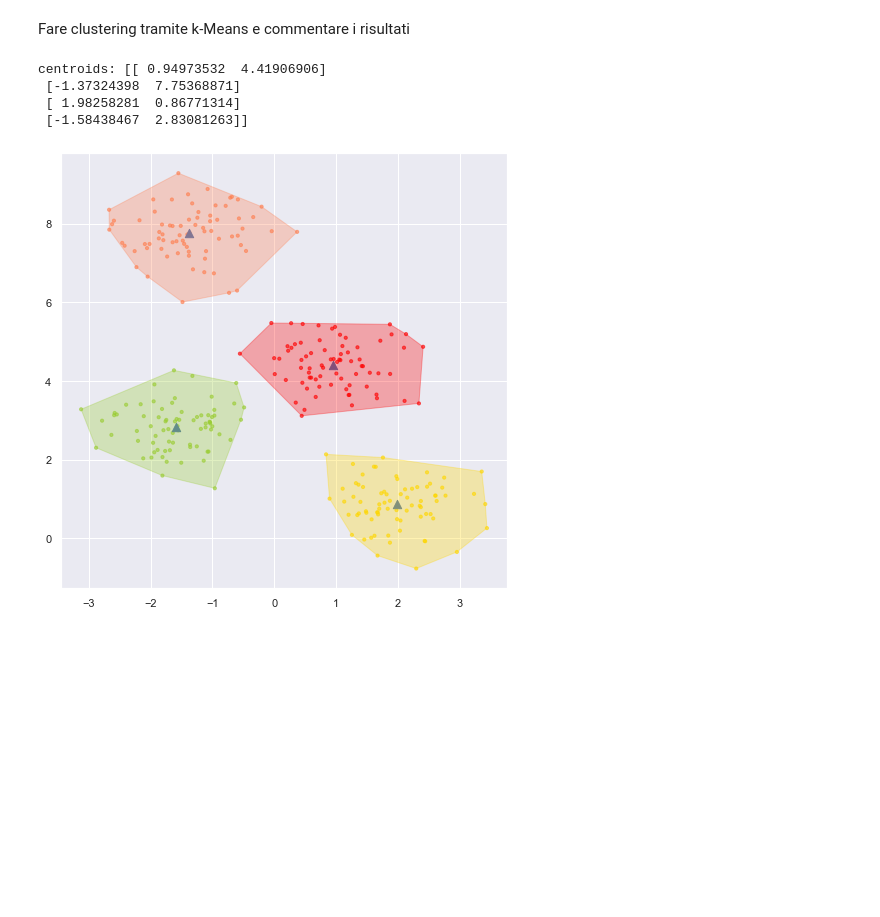
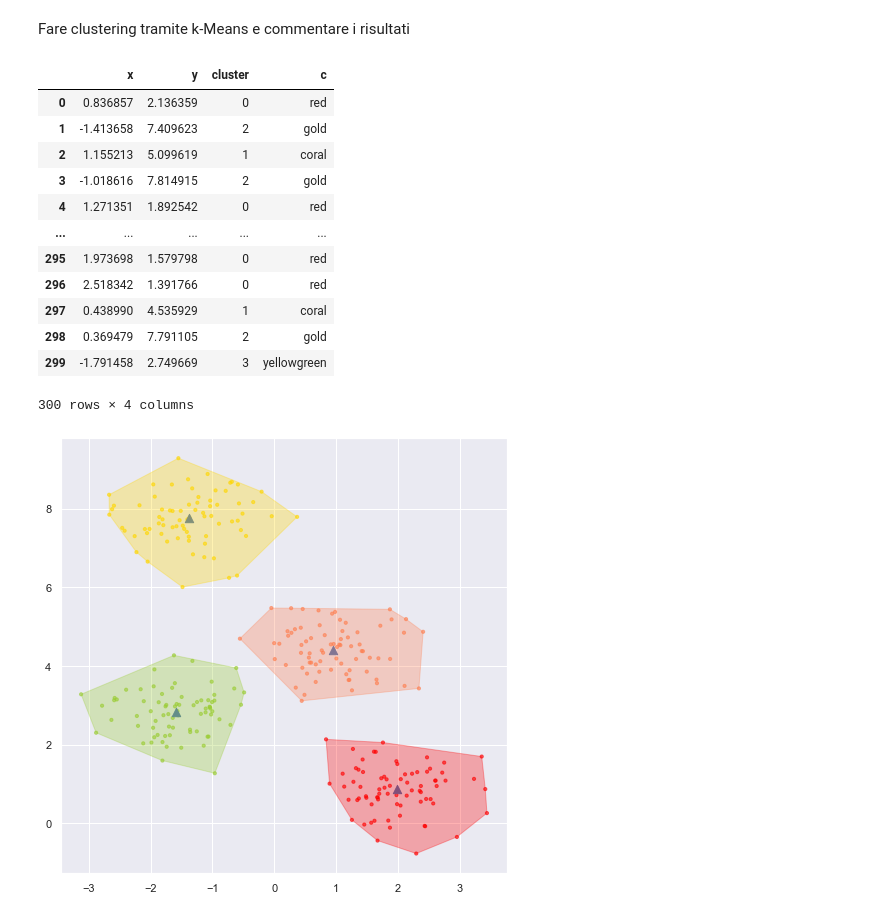
Before and after one commit to code-mds/machine-learning, a Jupyter notebook: ML_2020.ipynb, the cells around one changed output. Drawn from its saved outputs; the diff is of its cells as text; code cells hidden in the pictures; blank space fills up the shorter version.

```diff
--- a/ML_2020.ipynb
+++ b/ML_2020.ipynb
@@ -291,13 +291,22 @@ Fare clustering tramite k-Means e commentare i risultati
 # %%
 x = X[:,0]
 y = X[:,1]
-plot_kmeans_cluster(x, y, 4)
+mds.plot_kmeans_cluster(x, y, 4)
 # %% [output]
+|  | x | y | cluster | c |
+| 0 | 0.836857 | 2.136359 | 0 | red |
+| 1 | -1.413658 | 7.409623 | 2 | gold |
+| 2 | 1.155213 | 5.099619 | 1 | coral |
+| 3 | -1.018616 | 7.814915 | 2 | gold |
+| 4 | 1.271351 | 1.892542 | 0 | red |
+| ... | ... | ... | ... | ... |
+| 295 | 1.973698 | 1.579798 | 0 | red |
+| 296 | 2.518342 | 1.391766 | 0 | red |
+| 297 | 0.438990 | 4.535929 | 1 | coral |
+| 298 | 0.369479 | 7.791105 | 2 | gold |
+| 299 | -1.791458 | 2.749669 | 3 | yellowgreen |
-centroids: [[ 0.94973532  4.41906906]
- [-1.37324398  7.75368871]
- [ 1.98258281  0.86771314]
- [-1.58438467  2.83081263]]
+300 rows × 4 columns
-[figure, old version]
+[figure, new version]
 # %%
 from sklearn.datasets import make_moons
 X, y = make_moons(200, noise=.05, random_state=0)
```
Also changed, not shown: parts of 4 cells of this notebook, 1 other file.
